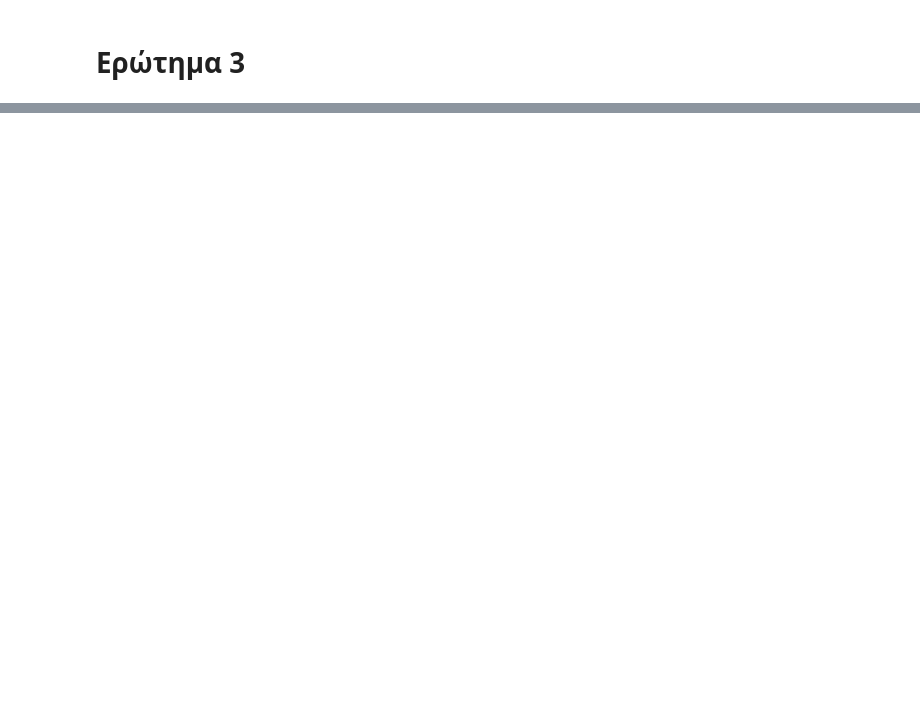
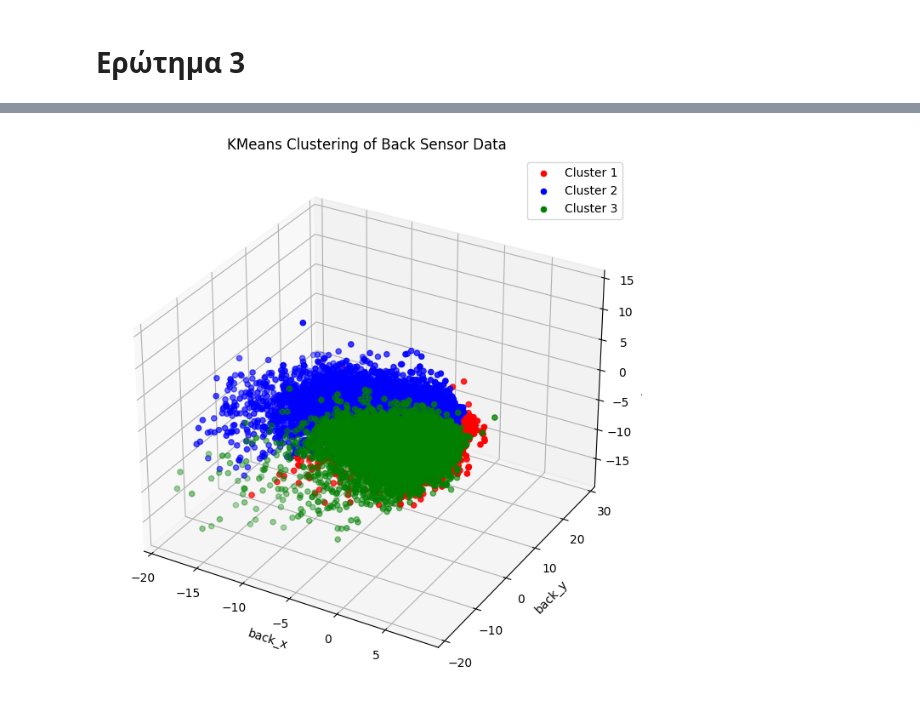
Before and after one commit to miltiadiss/Data-Mining, a Jupyter notebook: question_3.ipynb, the cells around one changed output, grey strips where cells are left out. Cells and saved outputs as stored; diff of their text form; code cells hidden in the pictures; blank space fills up the shorter version.

```diff
--- a/question_3.ipynb
+++ b/question_3.ipynb
@@ -66,66 +122,85 @@ plt.show()
 # %%
-import os
-import pandas as pd
-import numpy as np
-from sklearn.cluster import KMeans
-from sklearn.preprocessing import StandardScaler
-
-# Ορισμός του φακέλου που περιέχει τα αρχεία CSV
-path = '/content/drive/MyDrive/harth'
-
-# Λίστες για την αποθήκευση των δεδομένων από όλα τα αρχεία
-all_data = []
 # Λίστα για τα ονόματα των αρχείων
 file_names = []
-# Λίστες για τις μέσες τιμές από κάθε αρχείο
-mean_values_list = []
+
+# Λίστες για την αποθήκευση των δεδομένων του σένσορα πλάτης από όλα τα αρχεία
+back_data = []
+
+# Λίστες για τις μέσες τιμές των δεδομένων του σένσορα πλάτης από κάθε αρχείο
+back_mean_values_list = []
 
 # Διάβασμα των αρχείων στο φάκελο
 for filename in os.listdir(path):
     if filename.endswith(".csv"):
         # Διάβασμα του CSV αρχείου
         df = pd.read_csv(os.path.join(path, filename))
-        file_names.append(filename)  # Κρατάμε το όνομα του αρχείου για κάθε δείγμα
 
         # Επιλογή των συγκεκριμένων χαρακτηριστικών
-        columns = ['back_x', 'back_y', 'back_z', 'thigh_x', 'thigh_y', 'thigh_z']
-        X = df[columns]
+        columns = ['back_x', 'back_y', 'back_z']
 
-        # Αποθήκευση των δεδομένων στη λίστα
-        all_data.append(X)
+        # Επιβεβαίωση ότι οι στήλες υπάρχουν στο αρχείο
+        if all(col in df.columns for col in columns):
+            X = df[columns]
 
-        # Υπολογισμός μέσης τιμής κάθε στήλης
-        mean_values = X.mean().values
+            # Αποθήκευση των δεδομένων στη λίστα
+            back_data.append(X)
 
-        # Προσθήκη των μέσων τιμών στη λίστα
-        mean_values_list.append(mean_values)
+            # Υπολογισμός μέσης τιμής κάθε στήλης
+            back_mean_values = X.mean().values
+
+            # Προσθήκη των μέσων τιμών στη λίστα
+            back_mean_values_list.append(back_mean_values)
+
+            # Κρατάμε το όνομα του αρχείου για κάθε δείγμα
+            file_names.append(filename)
 
 # Συνδυασμός όλων των δεδομένων σε ένα συνολικό πίνακα
-all_data_combined = np.concatenate(all_data, axis=0)
+back_data_combined = np.concatenate(back_data, axis=0)
 
-# Κανονικοποίηση των πλήρων δεδομένων
+# Κανονικοποίηση των δεδομένων
 scaler = StandardScaler()
-all_data_scaled = scaler.fit_transform(all_data_combined)
+back_data_scaled = scaler.fit_transform(back_data_combined)
 
-#Βρίσκουμε το βέλτιστο πλήθος από συστάδες
-optimal = 3
+# Εφαρμογή του αλγορίθμου k-means
+kmeans = KMeans(n_clusters=optimal, random_state=42)  # Ορισμός αριθμού συστάδων και τυχαίας κατάστασης για επαναληψιμότητα
+kmeans.fit(back_data_scaled)
 
-# Εφαρμογή του αλγορίθμου k-means στα κανονικοποιημένα πλήρη δεδομένα
-kmeans = KMeans(n_clusters=optimal, random_state=42)  # Ορισμός αριθμού συστάδων και τυχαίας κατάστασης για επαναληψιμότητα
-kmeans.fit(all_data_scaled)
 # Εκτύπωση των κέντρων των συστάδων (clusters)
 print("Cluster Centers:")
 for center in kmeans.cluster_centers_:
     print(center)
 
+# Προβλέψεις για κάθε σημείο δεδομένων
+labels = kmeans.labels_
+
+# Οπτικοποίηση των συστάδων σε 3D
+fig = plt.figure(figsize=(12, 8))
+ax = fig.add_subplot(111, projection='3d')
+
+# Χρωματική παλέτα για τις συστάδες
+colors = ['red', 'blue', 'green', 'orange', 'purple', 'black', 'pink', 'grey']
+
+# Δημιουργία 3D scatter plot για κάθε συστάδα
+for cluster in range(optimal):
+    cluster_data = back_data_scaled[labels == cluster]
+    ax.scatter(cluster_data[:, 0], cluster_data[:, 1], cluster_data[:, 2], label=f'Cluster {cluster + 1}', color=colors[cluster])
+
+ax.set_xlabel('back_x')
+ax.set_ylabel('back_y')
+ax.set_zlabel('back_z')
+ax.set_title('KMeans Clustering of Back Sensor Data')
+ax.legend()
+plt.show()
+
 # Δημιουργία DataFrame με τα ονόματα των αρχείων ως δείκτες και τις μέσες τιμές ως δεδομένα
-mean_values_df = pd.DataFrame(mean_values_list, columns=columns, index=file_names)
+back_mean_values_df = pd.DataFrame(back_mean_values_list, columns=columns, index=file_names)
 
 # Κανονικοποίηση των μέσων τιμών
-mean_values_scaled = scaler.transform(mean_values_df)
+scaler = StandardScaler()
+back_mean_values_scaled = scaler.fit_transform(back_mean_values_df)
 
 # Προβλέψεις για τις συστάδες των μέσων τιμών
-cluster_assignments = kmeans.predict(mean_values_scaled)
+cluster_assignments = kmeans.predict(back_mean_values_scaled)
 
 # Δημιουργία DataFrame με τα αρχεία και τις αντίστοιχες συστάδες
 clusters_df = pd.DataFrame({'filename': file_names, 'cluster': cluster_assignments})
@@ -133,9 +208,12 @@ clusters_df = pd.DataFrame({'filename': file_names, 'cluster': cluster_assignmen
 # Ομαδοποίηση και εκτύπωση των αρχείων ανά συστάδα
 grouped = clusters_df.groupby('cluster')['filename'].apply(list)
 
+print("\nPlacement of Participants in Clusters")
 for cluster, files in grouped.items():
     print(f"Cluster {cluster}:")
     for file in files:
-        print(f"  {file}")
+        # Χωρίς κατάληξη
+        base_name = os.path.splitext(file)[0]
+        print(f"  {base_name}")
 # %% [output]
 Cluster Centers:
@@ -157,0 +223 @@ Cluster 0:
+[figure, added]
```
Also changed, not shown: parts of 13 cells of this notebook.
